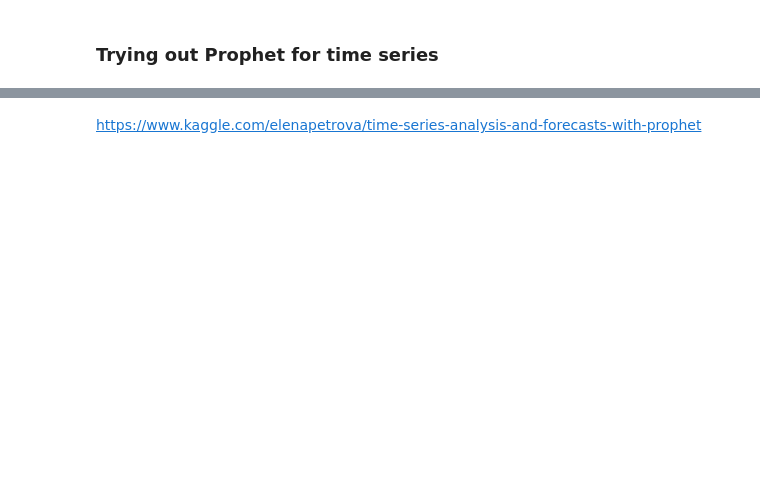
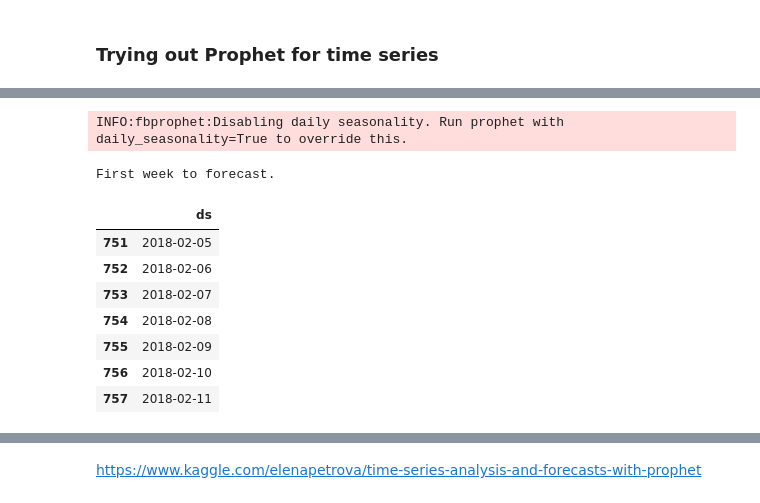
Before and after one commit to swong28/Interview-Assessments, a Jupyter notebook: Company1/Assessment Questions for an Interview.ipynb, the cells around one changed output, grey strips where cells are left out. Drawn from its saved outputs; the diff is of its cells as text; code cells hidden in the pictures; blank space fills up the shorter version.

```diff
--- a/Company1/Assessment Questions for an Interview.ipynb
+++ b/Company1/Assessment Questions for an Interview.ipynb
@@ -513,0 +548,18 @@ from fbprophet import Prophet
+# %%
+my_model = Prophet(interval_width = 0.95, holidays = holiday_list)
+my_model.fit(revenue)
+
+future_dates = my_model.make_future_dataframe(periods = 6 * 7)
+print("First week to forecast.")
+future_dates.tail(7)
+# %% [output]
+INFO:fbprophet:Disabling daily seasonality. Run prophet with daily_seasonality=True to override this.
+First week to forecast.
+|  | ds |
+| 751 | 2018-02-05 |
+| 752 | 2018-02-06 |
+| 753 | 2018-02-07 |
+| 754 | 2018-02-08 |
+| 755 | 2018-02-09 |
+| 756 | 2018-02-10 |
+| 757 | 2018-02-11 |
```
Also changed, not shown: parts of 5 cells of this notebook.
